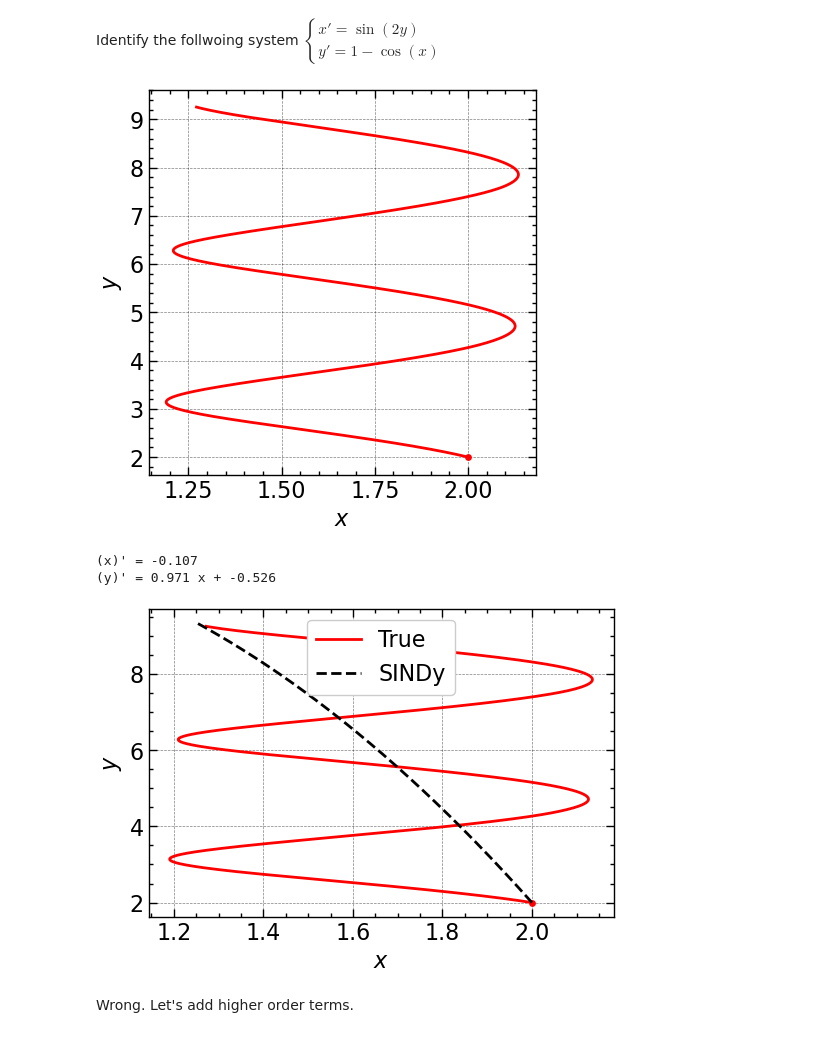
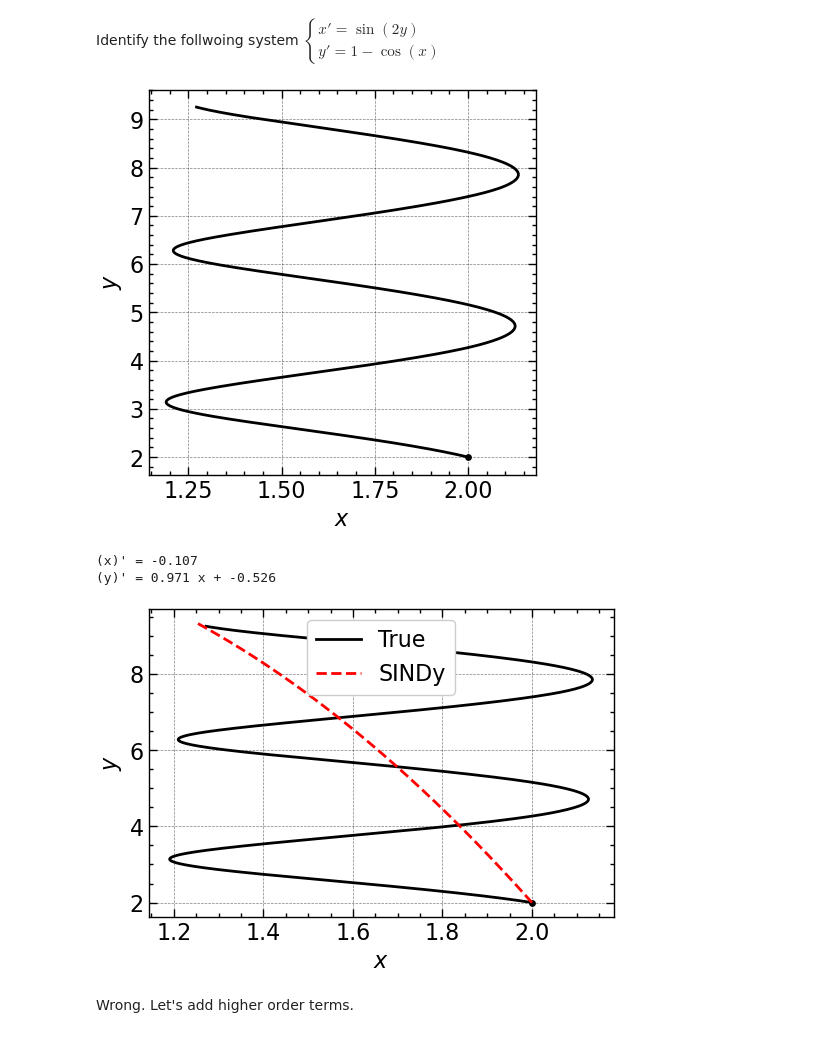
Before and after one commit to sandromikautadze/sindy-thesis, a Jupyter notebook: library.ipynb, the cells around one changed output. Saved outputs shown, nothing was run; the diff lists cells and outputs as text; code cells hidden in the pictures.

Commit message:
fix plot colors

```diff
--- a/library.ipynb
+++ b/library.ipynb
@@ -220,13 +220,13 @@ t = np.arange(0, 7, delta_t)
 ode_data = solve_ivp(f, (t[0], t[-1]), x0, t_eval=t).y.T
 ode_derivative = np.array([f(0, ode_data[t]) for t in range(t.size)])
 plt.figure(figsize=(5, 5))
-plt.plot(ode_data[:, 0], ode_data[:, 1], c = "r")
-plt.scatter(x0[0], x0[1], c = "r", s = 15)
+plt.plot(ode_data[:, 0], ode_data[:, 1], c = "k")
+plt.scatter(x0[0], x0[1], c = "k", s = 15)
 plt.xlabel("$x$")
 plt.ylabel("$y$")
 plt.show()
 # %% [output]
-[figure, old version]
+[figure, new version]
 # %%
 # poly library constant + linear
 opt_const = ps.STLSQ(threshold=0.1, fit_intercept=True)
@@ -240,15 +240,15 @@ model1.print()
 model1_sim = model1.simulate(x0, t)
 # %%
 plt.figure(figsize=(6, 4))
-plt.plot(ode_data[:, 0], ode_data[:, 1], c = "r", label = "True")
-plt.plot(model1_sim[:, 0], model1_sim[:, 1], "k--", label = "SINDy")
-plt.scatter(x0[0], x0[1], c = "r", s = 15)
+plt.plot(ode_data[:, 0], ode_data[:, 1], c = "k", label = "True")
+plt.plot(model1_sim[:, 0], model1_sim[:, 1], "r--", label = "SINDy")
+plt.scatter(x0[0], x0[1], c = "k", s = 15)
 plt.xlabel("$x$")
 plt.ylabel("$y$")
 plt.legend()
 plt.show()
 # %% [output]
-[figure, old version]
+[figure, new version]
 # %% [markdown]
 Wrong. Let's add higher order terms.
 # %%
```
Also changed, not shown: parts of 9 cells of this notebook.
